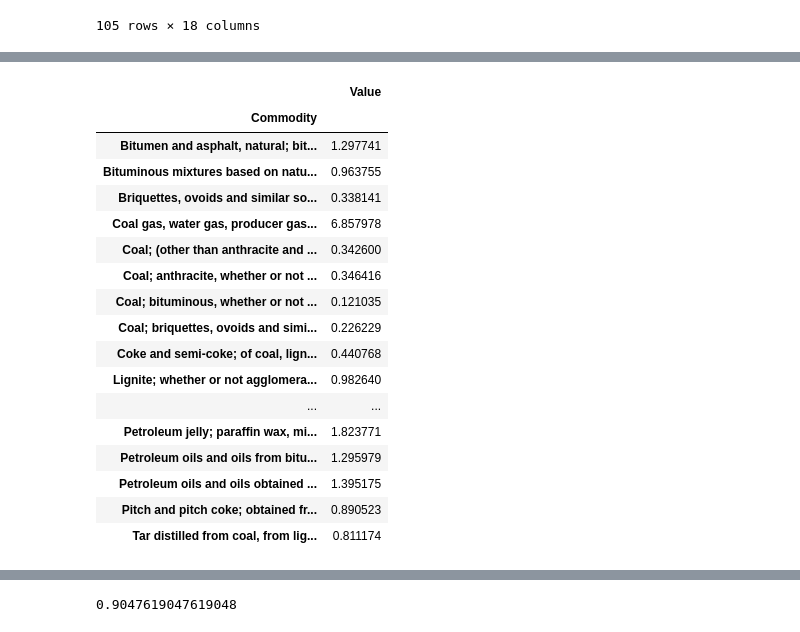
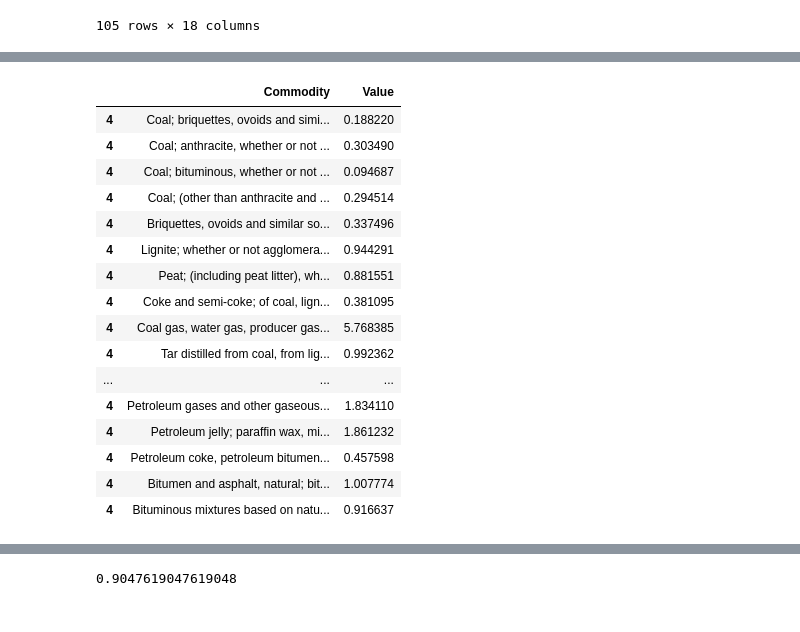
Before and after one commit to Rlamboll/EmissionsTradeAnalysis, a Jupyter notebook: FossilFuelImportsAndExports.ipynb, the cells around one changed output, grey strips where cells are left out. Cells and saved outputs as stored; diff of their text form; code cells hidden in the pictures.

```diff
--- a/FossilFuelImportsAndExports.ipynb
+++ b/FossilFuelImportsAndExports.ipynb
@@ -220,19 +220,22 @@ from_year[from_year.Commodity==crude]
 105 rows × 18 columns
 # %%
 # Correct for the values of imports with known financial value but unknown weight
+# Some data reports a single kilogram of goods transferred.
+# This is presumably an accounting error, and is safer to ignore than to use
 nw = "Netweight (kg)"
 tv = "Trade Value (US$)"
 commodity_ratio = pd.DataFrame(columns=("Commodity", "ImpExp", "FromTo", "Value"))
+from_year["Infilled"] = False
+to_year["Infilled"] = False
 for commodity in from_year.Commodity.unique():
-    exp_from_ind = ((from_year["Trade Flow"] == "Export") & (from_year.Commodity == commodity))
-    exp_to_ind = (to_year["Trade Flow"] == "Export") & (to_year.Commodity == commodity)
-    imp_from_ind = (from_year["Trade Flow"] == "Import") & (from_year.Commodity == commodity)
-    imp_to_ind = (to_year["Trade Flow"] == "Import") & (to_year.Commodity == commodity)
-
-    fromrat = geomean(
-        from_year[from_year.Commodity == commodity]["Trade Value (US$)"] / from_year[from_year.Commodity == commodity][nw]
-    )
-    torat = geomean(to_year[to_year.Commodity == commodity]["Trade Value (US$)"] / to_year[to_year.Commodity == commodity][nw])
+    exp_from_ind = ((from_year["Trade Flow"] == "Export") & (from_year.Commodity == commodity)) & (from_year[nw] != 1)
+    exp_to_ind = (to_year["Trade Flow"] == "Export") & (to_year.Commodity == commodity) & (to_year[nw] != 1)
+    imp_from_ind = (from_year["Trade Flow"] == "Import") & (from_year.Commodity == commodity) & (from_year[nw] != 1)
+    imp_to_ind = (to_year["Trade Flow"] == "Import") & (to_year.Commodity == commodity) & (to_year[nw] != 1)
+    all_from_ind = (from_year.Commodity == commodity) & (from_year[nw] != 1)
+    all_to_ind = (to_year.Commodity == commodity) & (to_year[nw] != 1)
+    fromrat = geomean(from_year[all_from_ind]["Trade Value (US$)"] / from_year[all_from_ind][nw])
+    torat = geomean(to_year[all_to_ind]["Trade Value (US$)"] / to_year[all_to_ind][nw])
     commodity_ratio = commodity_ratio.append(pd.DataFrame({
         "Commodity": [commodity, commodity, commodity, commodity, commodity, commodity],
         "ImpExp": ["Export", "Export", "Import", "Import", "Both", "Both"],
@@ -248,8 +251,10 @@ for commodity in from_year.Commodity.unique():
     }))
     infillindfrom = (from_year.Commodity == commodity) & ((from_year[nw] == 0) | np.isnan(from_year[nw]))
     infillindto = (to_year.Commodity == commodity) & ((to_year[nw] == 0) | np.isnan(to_year[nw]))
-    from_year[nw].loc[infillindfrom] = from_year[tv][infillindfrom] * fromrat
-    to_year[nw].loc[infillindto] = to_year[tv][infillindto] * torat
+    from_year[nw].loc[infillindfrom] = from_year[tv][infillindfrom] / fromrat
+    from_year["Infilled"].loc[infillindfrom] = True
+    to_year[nw].loc[infillindto] = to_year[tv][infillindto] / torat
+    to_year["Infilled"].loc[infillindto] = True
 # %% [output]
 A value is trying to be set on a copy of a slice from a DataFrame
 
@@ -290,25 +295,24 @@ commodity_ratio.head(15)
 # %%
 # To reconstruct weights in the database we will use the the average of the from values
-commodity_ratio[commodity_ratio.FromTo=="From"].groupby("Commodity").mean()
+commodity_ratio[(commodity_ratio.FromTo=="From") & (commodity_ratio.ImpExp == "Both")][["Commodity", "Value"]]
 # %% [output]
-|  | Value |
-| Commodity |  |
-| Bitumen and asphalt, natural; bit... | 1.297741 |
-| Bituminous mixtures based on natu... | 0.963755 |
-| Briquettes, ovoids and similar so... | 0.338141 |
-| Coal gas, water gas, producer gas... | 6.857978 |
-| Coal; (other than anthracite and ... | 0.342600 |
-| Coal; anthracite, whether or not ... | 0.346416 |
-| Coal; bituminous, whether or not ... | 0.121035 |
-| Coal; briquettes, ovoids and simi... | 0.226229 |
-| Coke and semi-coke; of coal, lign... | 0.440768 |
-| Lignite; whether or not agglomera... | 0.982640 |
-| ... | ... |
-| Petroleum jelly; paraffin wax, mi... | 1.823771 |
-| Petroleum oils and oils from bitu... | 1.295979 |
-| Petroleum oils and oils obtained ... | 1.395175 |
-| Pitch and pitch coke; obtained fr... | 0.890523 |
-| Tar distilled from coal, from lig... | 0.811174 |
+|  | Commodity | Value |
+| 4 | Coal; briquettes, ovoids and simi... | 0.188220 |
+| 4 | Coal; anthracite, whether or not ... | 0.303490 |
+| 4 | Coal; bituminous, whether or not ... | 0.094687 |
+| 4 | Coal; (other than anthracite and ... | 0.294514 |
+| 4 | Briquettes, ovoids and similar so... | 0.337496 |
+| 4 | Lignite; whether or not agglomera... | 0.944291 |
+| 4 | Peat; (including peat litter), wh... | 0.881551 |
+| 4 | Coke and semi-coke; of coal, lign... | 0.381095 |
+| 4 | Coal gas, water gas, producer gas... | 5.768385 |
+| 4 | Tar distilled from coal, from lig... | 0.992362 |
+| ... | ... | ... |
+| 4 | Petroleum gases and other gaseous... | 1.834110 |
+| 4 | Petroleum jelly; paraffin wax, mi... | 1.861232 |
+| 4 | Petroleum coke, petroleum bitumen... | 0.457598 |
+| 4 | Bitumen and asphalt, natural; bit... | 1.007774 |
+| 4 | Bituminous mixtures based on natu... | 0.916637 |
 # %%
 world_sum_exp = pd.DataFrame(columns=("Country","Commodity", "ExportsFrom", "World", "ImportsTo", "ReExportsFrom"))
 world_sum_imp = pd.DataFrame(columns=("Country","Commodity", "ImportsFrom", "World", "ReImportsFrom", "ExportsTo"))
```
Also changed, not shown: parts of 27 cells of this notebook, 5 other files.
